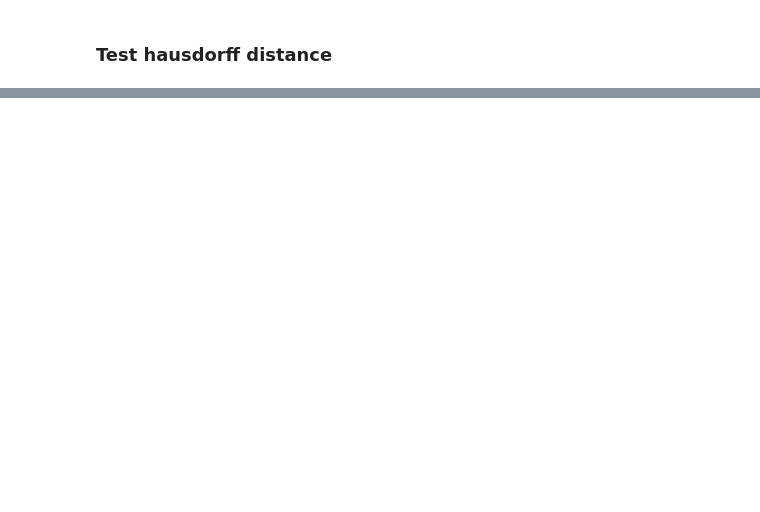
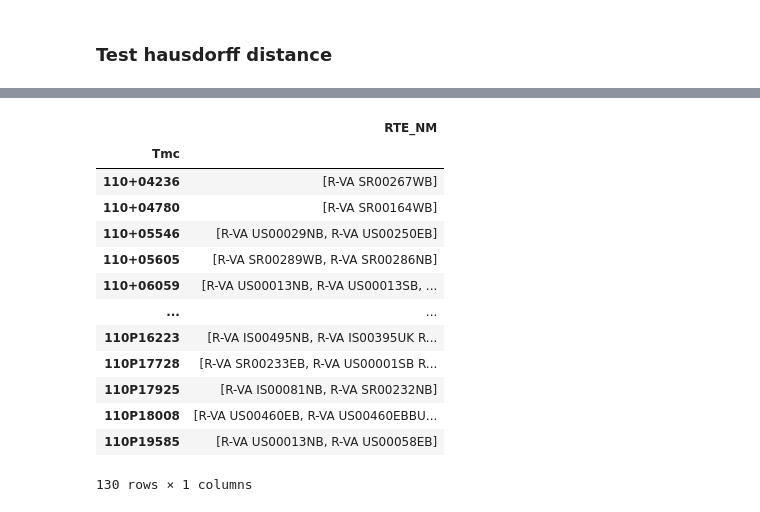
Before and after one commit to dfour001/tmc-conflation-2025, a Jupyter notebook: NPMRDS/npmrds_to_lrs.ipynb, the cells around one changed output, grey strips where cells are left out. Saved outputs shown, nothing was run; the diff lists cells and outputs as text; code cells hidden in the pictures; blank space fills up the shorter version.

```diff
--- a/NPMRDS/npmrds_to_lrs.ipynb
+++ b/NPMRDS/npmrds_to_lrs.ipynb
@@ -435,6 +457,23 @@ low_confidence_tmcs_route['RTE_NM'] = low_confidence_tmcs_route['RTE_NM'].str.sp
 low_confidence_tmcs_route_dict = low_confidence_tmcs_route.to_dict()['RTE_NM']
 for item in low_confidence_tmcs_route_dict:  # Remove duplicates
     low_confidence_tmcs_route_dict[item] = list(set(low_confidence_tmcs_route_dict[item]))
+# %%
+low_confidence_tmcs_route
+# %% [output]
+|  | RTE_NM |
+| Tmc |  |
+| 110+04236 | [R-VA SR00267WB] |
+| 110+04780 | [R-VA SR00164WB] |
+| 110+05546 | [R-VA US00029NB, R-VA US00250EB] |
+| 110+05605 | [R-VA SR00289WB, R-VA SR00286NB] |
+| 110+06059 | [R-VA US00013NB, R-VA US00013SB, ... |
+| ... | ... |
+| 110P16223 | [R-VA IS00495NB, R-VA IS00395UK R... |
+| 110P17728 | [R-VA SR00233EB, R-VA US00001SB R... |
+| 110P17925 | [R-VA IS00081NB, R-VA SR00232NB] |
+| 110P18008 | [R-VA US00460EB, R-VA US00460EBBU... |
+| 110P19585 | [R-VA US00013NB, R-VA US00058EB] |
+130 rows × 1 columns
 # %%
 # For each segment in each mc in low_confidence_tmcs_ids, find the closest segment from the list of rte_nms
 # and create an event record for that segment.
```
Also changed, not shown: parts of 15 cells of this notebook, 1 other file.
